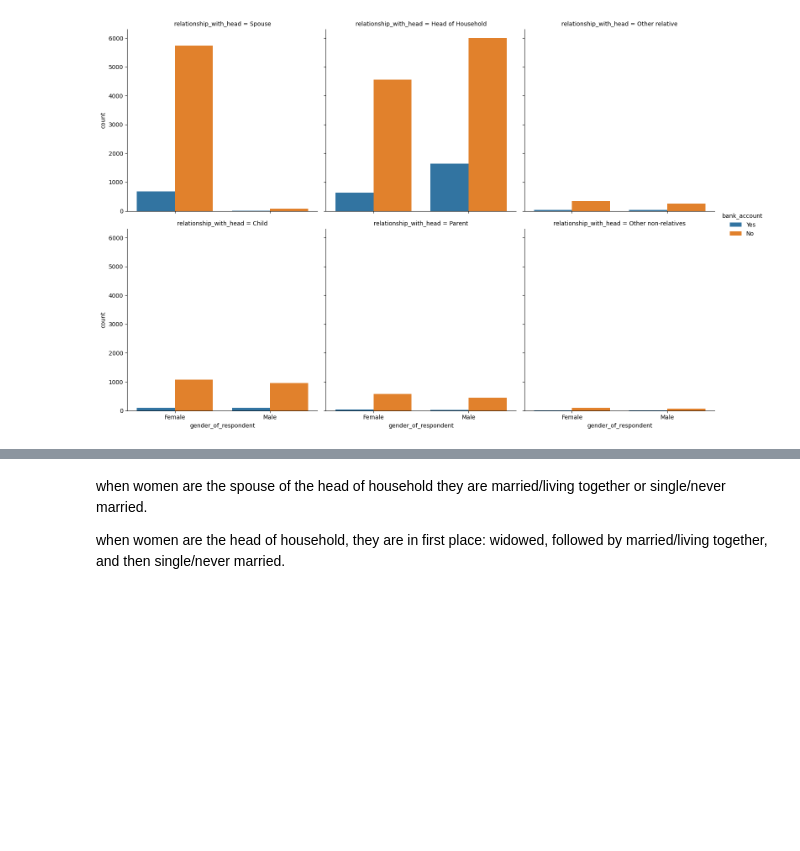
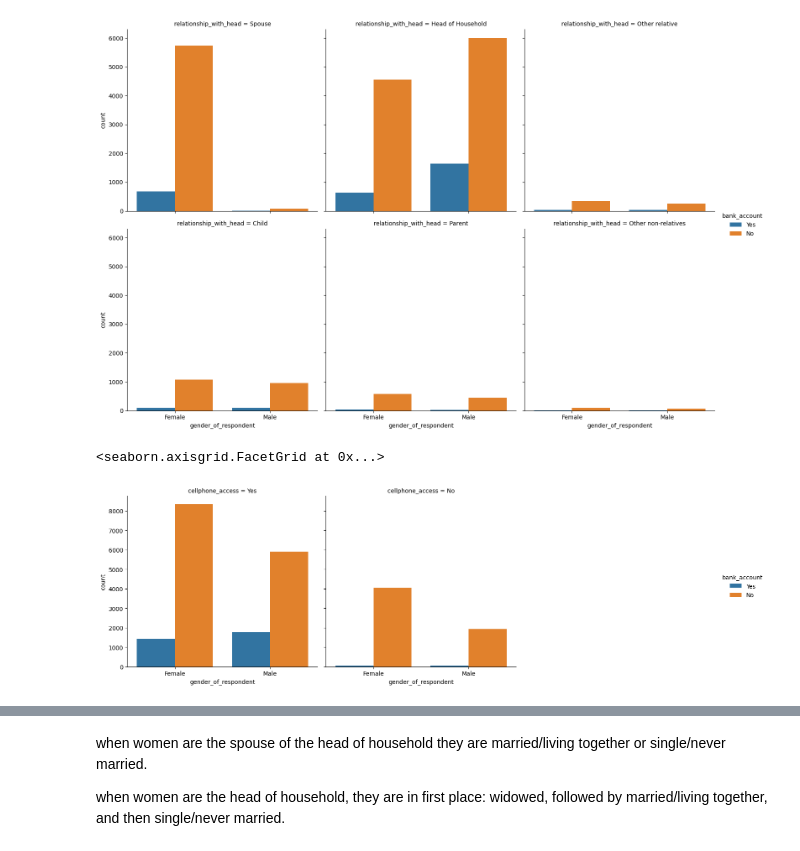
Before and after one commit to ahquin/ds-financial-inclusion, a Jupyter notebook: ml-data-analyse.ipynb, the cells around one changed output, grey strips where cells are left out. Saved outputs shown, nothing was run; the diff lists cells and outputs as text; code cells hidden in the pictures; blank space fills up the shorter version.

```diff
--- a/ml-data-analyse.ipynb
+++ b/ml-data-analyse.ipynb
@@ -237,3 +237,9 @@ sns.catplot(x="gender_of_respondent", col='relationship_with_head', data=df, hue
 
 # g = sns.catplot(x="marital_status", col='relationship_with_head', data=df, hue='gender_of_respondent', kind='count', col_wrap=1)
 # g.set_xticklabels(rotation=30)
+# %%
+sns.catplot(x="gender_of_respondent", col='cellphone_access', data=df, hue='bank_account', kind='count', col_wrap=3)
+# the majority of people with cellphone access have a bank account but not the other way around.
+# %% [output]
+<seaborn.axisgrid.FacetGrid at 0x...>
+[figure, added]
```
Also changed, not shown: parts of 12 cells of this notebook.
